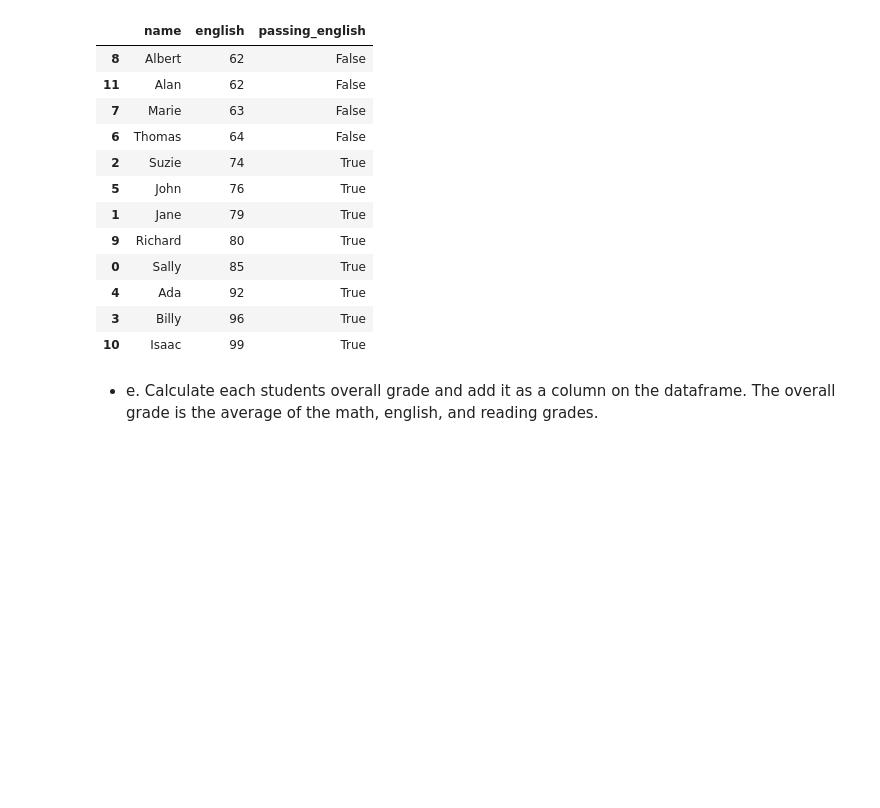
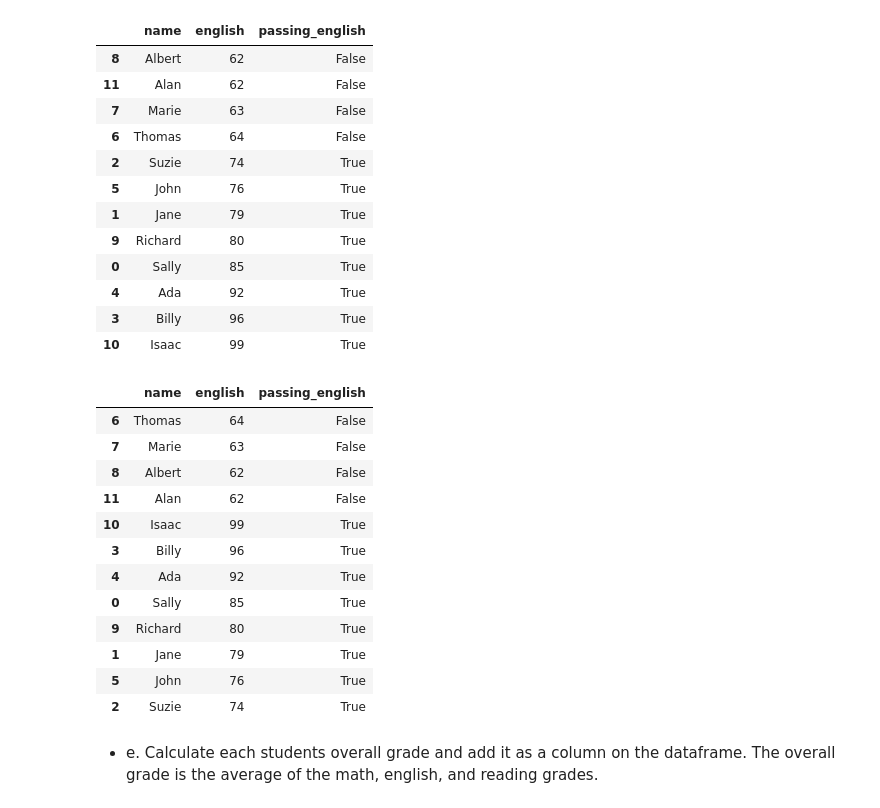
Before and after one commit to David-Howell/numpy-pandas-visualization-exercises, a Jupyter notebook: dataframes.ipynb, the cells around one changed output. Cells and saved outputs as stored; diff of their text form; code cells hidden in the pictures; blank space fills up the shorter version.

```diff
--- a/dataframes.ipynb
+++ b/dataframes.ipynb
@@ -186,6 +220,22 @@ df[['name', 'english', 'passing_english']].sort_values(['passing_english', 'engl
 | 4 | Ada | 92 | True |
 | 3 | Billy | 96 | True |
 | 10 | Isaac | 99 | True |
+# %%
+df[['name', 'english', 'passing_english']].sort_values(['passing_english', 'english'], ascending=[True,False])
+# %% [output]
+|  | name | english | passing_english |
+| 6 | Thomas | 64 | False |
+| 7 | Marie | 63 | False |
+| 8 | Albert | 62 | False |
+| 11 | Alan | 62 | False |
+| 10 | Isaac | 99 | True |
+| 3 | Billy | 96 | True |
+| 4 | Ada | 92 | True |
+| 0 | Sally | 85 | True |
+| 9 | Richard | 80 | True |
+| 1 | Jane | 79 | True |
+| 5 | John | 76 | True |
+| 2 | Suzie | 74 | True |
 # %% [markdown]
  * e. Calculate each students overall grade and add it as a column on the dataframe. The overall grade is the average of the math, english, and reading grades.
 # %%
```
Also changed, not shown: parts of 12 cells of this notebook.
